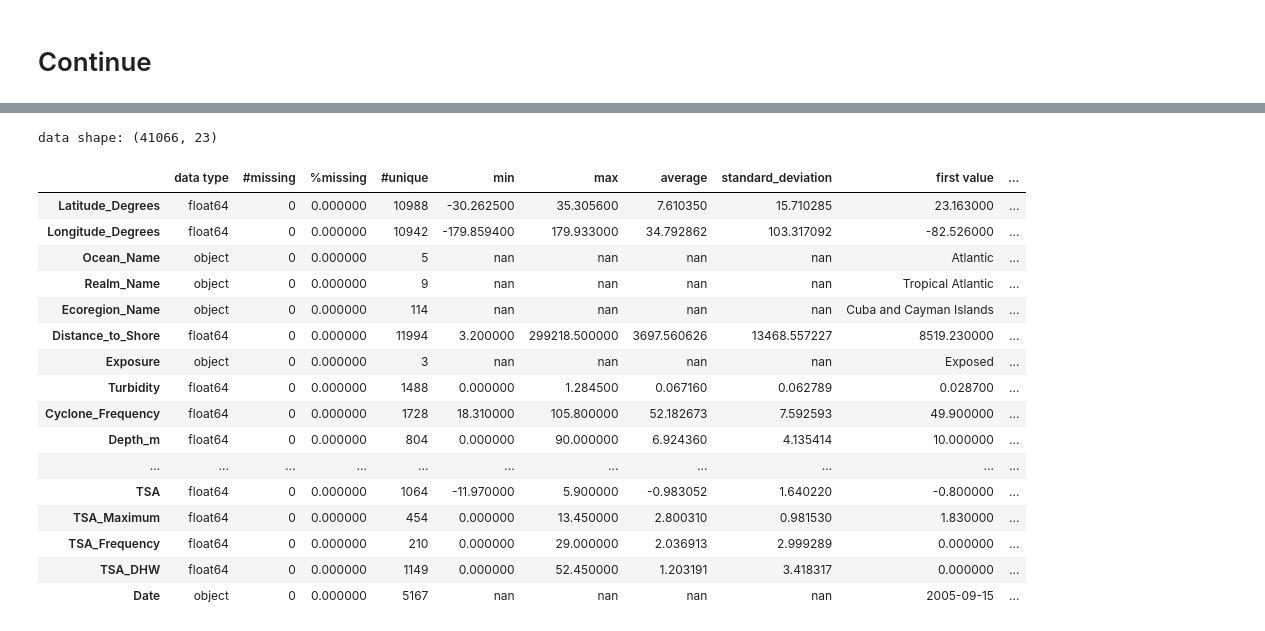
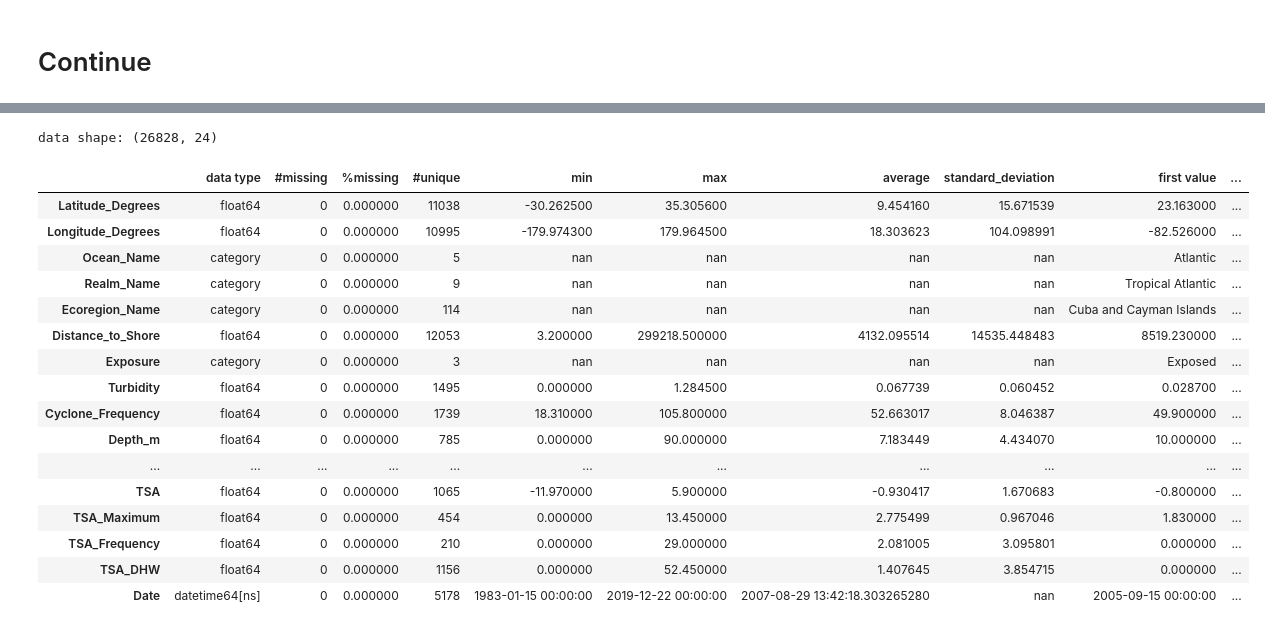
Before and after one commit to xlumzee/Temperature-and-Coral-Bleaching, a Jupyter notebook: notebooks/DataPreprocessing.ipynb, the cells around one changed output, grey strips where cells are left out. Saved outputs shown, nothing was run; the diff lists cells and outputs as text; code cells hidden in the pictures.

```diff
--- a/notebooks/DataPreprocessing.ipynb
+++ b/notebooks/DataPreprocessing.ipynb
@@ -903,8 +523,8 @@ dtype: int64
 Dropping rows in Columns with values less than 200 as it accounts for less than 0.5 percent of the data
 # %%
 # Identify columns with less than 200 null values
-columns_to_consider = df_filtered.columns[df_filtered.isna().sum() < 200].tolist()
+columns_to_consider = df.columns[df.isna().sum() < 200].tolist()
 
 # Drop rows where any of these columns have missing values
-df_filtered = df_filtered.dropna(subset=columns_to_consider)
+df = df.dropna(subset=columns_to_consider)
 # %%
@@ -929,6 +549,6 @@ Depth_m_missing                             0
 dtype: int64
 # %%
-columns_to_drop = ['Percent_Bleaching_missing', 'Depth_m_missing', 'City_Town_Name_missing']
+columns_to_drop = ['Percent_Bleaching_missing', 'Depth_m_missing']
 
-df_filtered = df_filtered.drop(columns=columns_to_drop, errors='ignore')
+df = df.drop(columns=columns_to_drop, errors='ignore')
 # %%
@@ -1012,0 +566,3 @@ df_clean = df_filtered.drop(columns=columns_to_drop)
+# %%
+# Rename columns for better readability
+df.rename(columns={'Temperature_Kelvin': 'SST', 'Temperature_Maximum': 'SST_Maximum'}, inplace=True)
@@ -1012,0 +579,6 @@ df_clean = df_filtered.drop(columns=columns_to_drop)
+# %%
+# Drop duplicate rows
+df = df.drop_duplicates(keep='first')
+
+# Reset the index of the dataset
+df.reset_index(drop=True, inplace=True)
@@ -1036,23 +636,23 @@ data shape: (41066, 52)
 # %%
-summary(df_clean).style.background_gradient(cmap='YlOrBr')
+summary(df).style.background_gradient(cmap='YlOrBr')
 # %% [output]
-data shape: (41066, 23)
+data shape: (26828, 24)
 |  | data type | #missing | %missing | #unique | min | max | average | standard_deviation | first value | ... |
-| Latitude_Degrees | float64 | 0 | 0.000000 | 10988 | -30.262500 | 35.305600 | 7.610350 | 15.710285 | 23.163000 | ... |
-| Longitude_Degrees | float64 | 0 | 0.000000 | 10942 | -179.859400 | 179.933000 | 34.792862 | 103.317092 | -82.526000 | ... |
-| Ocean_Name | object | 0 | 0.000000 | 5 | nan | nan | nan | nan | Atlantic | ... |
-| Realm_Name | object | 0 | 0.000000 | 9 | nan | nan | nan | nan | Tropical Atlantic | ... |
-| Ecoregion_Name | object | 0 | 0.000000 | 114 | nan | nan | nan | nan | Cuba and Cayman Islands | ... |
-| Distance_to_Shore | float64 | 0 | 0.000000 | 11994 | 3.200000 | 299218.500000 | 3697.560626 | 13468.557227 | 8519.230000 | ... |
-| Exposure | object | 0 | 0.000000 | 3 | nan | nan | nan | nan | Exposed | ... |
-| Turbidity | float64 | 0 | 0.000000 | 1488 | 0.000000 | 1.284500 | 0.067160 | 0.062789 | 0.028700 | ... |
-| Cyclone_Frequency | float64 | 0 | 0.000000 | 1728 | 18.310000 | 105.800000 | 52.182673 | 7.592593 | 49.900000 | ... |
-| Depth_m | float64 | 0 | 0.000000 | 804 | 0.000000 | 90.000000 | 6.924360 | 4.135414 | 10.000000 | ... |
+| Latitude_Degrees | float64 | 0 | 0.000000 | 11038 | -30.262500 | 35.305600 | 9.454160 | 15.671539 | 23.163000 | ... |
+| Longitude_Degrees | float64 | 0 | 0.000000 | 10995 | -179.974300 | 179.964500 | 18.303623 | 104.098991 | -82.526000 | ... |
+| Ocean_Name | category | 0 | 0.000000 | 5 | nan | nan | nan | nan | Atlantic | ... |
+| Realm_Name | category | 0 | 0.000000 | 9 | nan | nan | nan | nan | Tropical Atlantic | ... |
+| Ecoregion_Name | category | 0 | 0.000000 | 114 | nan | nan | nan | nan | Cuba and Cayman Islands | ... |
+| Distance_to_Shore | float64 | 0 | 0.000000 | 12053 | 3.200000 | 299218.500000 | 4132.095514 | 14535.448483 | 8519.230000 | ... |
+| Exposure | category | 0 | 0.000000 | 3 | nan | nan | nan | nan | Exposed | ... |
+| Turbidity | float64 | 0 | 0.000000 | 1495 | 0.000000 | 1.284500 | 0.067739 | 0.060452 | 0.028700 | ... |
+| Cyclone_Frequency | float64 | 0 | 0.000000 | 1739 | 18.310000 | 105.800000 | 52.663017 | 8.046387 | 49.900000 | ... |
+| Depth_m | float64 | 0 | 0.000000 | 785 | 0.000000 | 90.000000 | 7.183449 | 4.434070 | 10.000000 | ... |
 | ... | ... | ... | ... | ... | ... | ... | ... | ... | ... | ... |
-| TSA | float64 | 0 | 0.000000 | 1064 | -11.970000 | 5.900000 | -0.983052 | 1.640220 | -0.800000 | ... |
-| TSA_Maximum | float64 | 0 | 0.000000 | 454 | 0.000000 | 13.450000 | 2.800310 | 0.981530 | 1.830000 | ... |
-| TSA_Frequency | float64 | 0 | 0.000000 | 210 | 0.000000 | 29.000000 | 2.036913 | 2.999289 | 0.000000 | ... |
-| TSA_DHW | float64 | 0 | 0.000000 | 1149 | 0.000000 | 52.450000 | 1.203191 | 3.418317 | 0.000000 | ... |
-| Date | object | 0 | 0.000000 | 5167 | nan | nan | nan | nan | 2005-09-15 | ... |
+| TSA | float64 | 0 | 0.000000 | 1065 | -11.970000 | 5.900000 | -0.930417 | 1.670683 | -0.800000 | ... |
+| TSA_Maximum | float64 | 0 | 0.000000 | 454 | 0.000000 | 13.450000 | 2.775499 | 0.967046 | 1.830000 | ... |
+| TSA_Frequency | float64 | 0 | 0.000000 | 210 | 0.000000 | 29.000000 | 2.081005 | 3.095801 | 0.000000 | ... |
+| TSA_DHW | float64 | 0 | 0.000000 | 1156 | 0.000000 | 52.450000 | 1.407645 | 3.854715 | 0.000000 | ... |
+| Date | datetime64[ns] | 0 | 0.000000 | 5178 | 1983-01-15 00:00:00 | 2019-12-22 00:00:00 | 2007-08-29 13:42:18.303265280 | nan | 2005-09-15 00:00:00 | ... |
 # %%
 df_clean.to_csv('Cleaned_Coral_Data.csv', encoding='utf-8', index=False)
```
Also changed, not shown: parts of 74 cells of this notebook, 3 other files.
